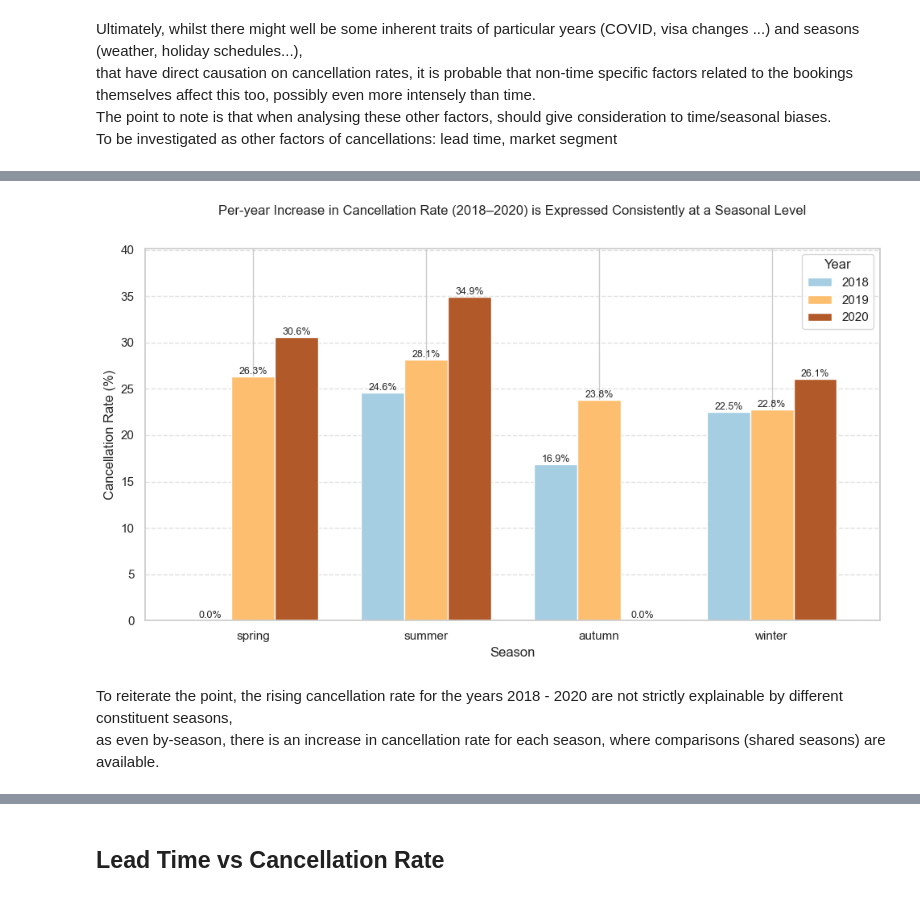
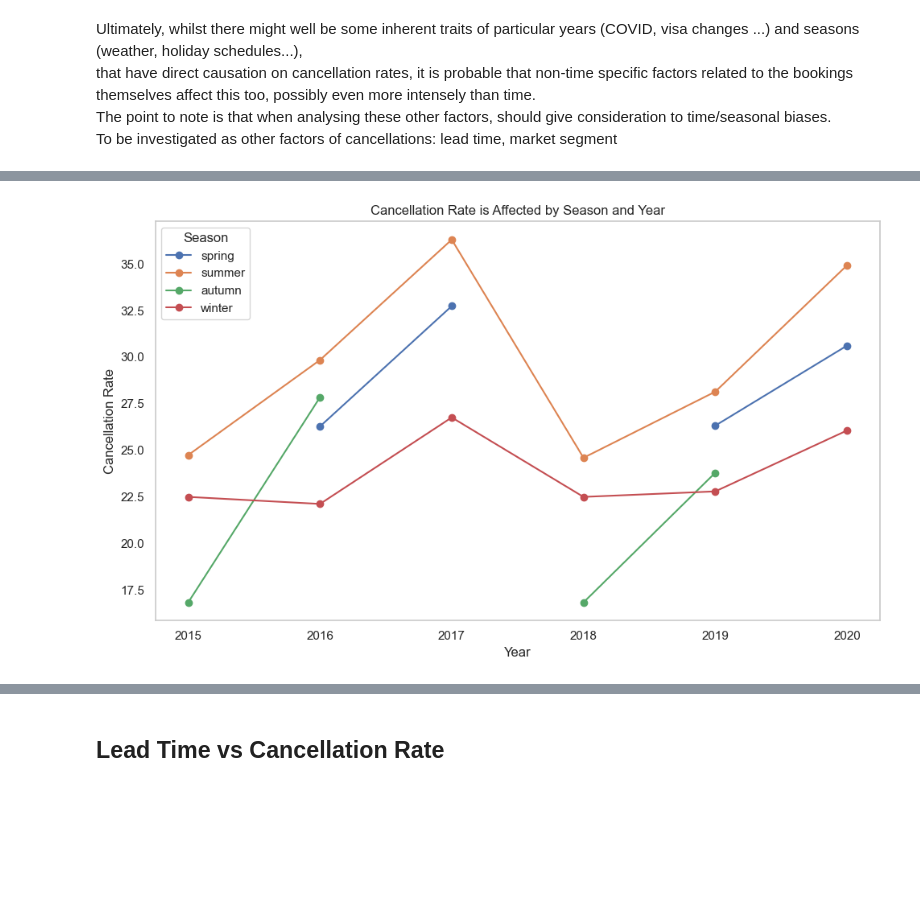
Before and after one commit to dngsus/data_analysis, a Jupyter notebook: 01 Hotel Bookings/01 Hotel v01.ipynb, the cells around one changed output, grey strips where cells are left out. Cells and saved outputs as stored; diff of their text form; code cells hidden in the pictures; blank space fills up the shorter version.

```diff
--- a/01 Hotel Bookings/01 Hotel v01.ipynb
+++ b/01 Hotel Bookings/01 Hotel v01.ipynb
@@ -1064,0 +1062,5 @@ df_seasonal_cancellations_chart
+# %%
+df_seasonal_cancellations_chart = df_seasonal_cancellations[["arrival_date_year", "season", "cancellation_rate"]]#[df_seasonal_cancellations["arrival_date_year"].isin([2018, 2019, 2020])]
+df_seasonal_cancellations_chart = df_seasonal_cancellations_chart.pivot(index = "arrival_date_year", columns = "season", values = "cancellation_rate")
+df_seasonal_cancellations_chart *= 100
+df_seasonal_cancellations_chart
@@ -1065,24 +1076,33 @@ df_seasonal_cancellations_chart
+# %%
+fig, ax = plt.subplots(figsize=(10, 6))
+df_seasonal_cancellations_chart.plot(marker='o', ax=ax)
+
+ax.set_title("Cancellation Rate is Affected by Season and Year")
+ax.set_xlabel("Year")
+ax.set_ylabel("Cancellation Rate")
+ax.legend(title='Season')
+ax.grid(False)
+
+plt.tight_layout()
+plt.show()
+# %% [output]
+[figure, added]
 # %%
-ax = df_seasonal_cancellations_chart.plot(kind='bar', figsize=(10, 6), width=0.75, colormap='Paired')
+# ax = df_seasonal_cancellations_chart.plot(kind='bar', figsize=(10, 6), width=0.75, colormap='Paired')
 
-# Styling
-plt.title('Per-year Increase in Cancellation Rate (2018–2020) is Expressed Consistently at a Seasonal Level', pad = 30)
-plt.ylabel('Cancellation Rate (%)')
-plt.xlabel('Season')
-plt.xticks(rotation=0)
-plt.ylim(0, np.nanmax(df_seasonal_cancellations_chart.values) * 1.15) # max value, ignoring NaN
-plt.legend(title='Year')
-plt.grid(axis='y', linestyle='--', alpha=0.6)
+# # Styling
+# plt.title('Per-year Increase in Cancellation Rate (2018–2020) is Expressed Consistently at a Seasonal Level', pad = 30)
+# plt.ylabel('Cancellation Rate (%)')
+# plt.xlabel('Season')
+# plt.xticks(rotation=0)
+# plt.ylim(0, np.nanmax(df_seasonal_cancellations_chart.values) * 1.15) # max value, ignoring NaN
+# plt.legend(title='Year')
+# plt.grid(axis='y', linestyle='--', alpha=0.6)
 
-# Add value labels on top of bars (optional)
-for container in ax.containers:
-    ax.bar_label(container, fmt='%.1f%%', label_type='edge', fontsize=9)
+# # Add value labels on top of bars (optional)
+# for container in ax.containers:
+#     ax.bar_label(container, fmt='%.1f%%', label_type='edge', fontsize=9)
 
-plt.tight_layout()
-plt.savefig("03_seasonal_level.png", bbox_inches='tight')
-plt.show()
+# plt.tight_layout()
+# plt.savefig("03_seasonal_level.png", bbox_inches='tight')
+# plt.show()
-# %% [output]
-[figure, removed]
-# %% [markdown]
-To reiterate the point, the rising cancellation rate for the years 2018 - 2020 are not strictly explainable by different constituent seasons,<br>
-as even by-season, there is an increase in cancellation rate for each season, where comparisons (shared seasons) are available.
```
Also changed, not shown: parts of 7 cells of this notebook, 2 other files.
